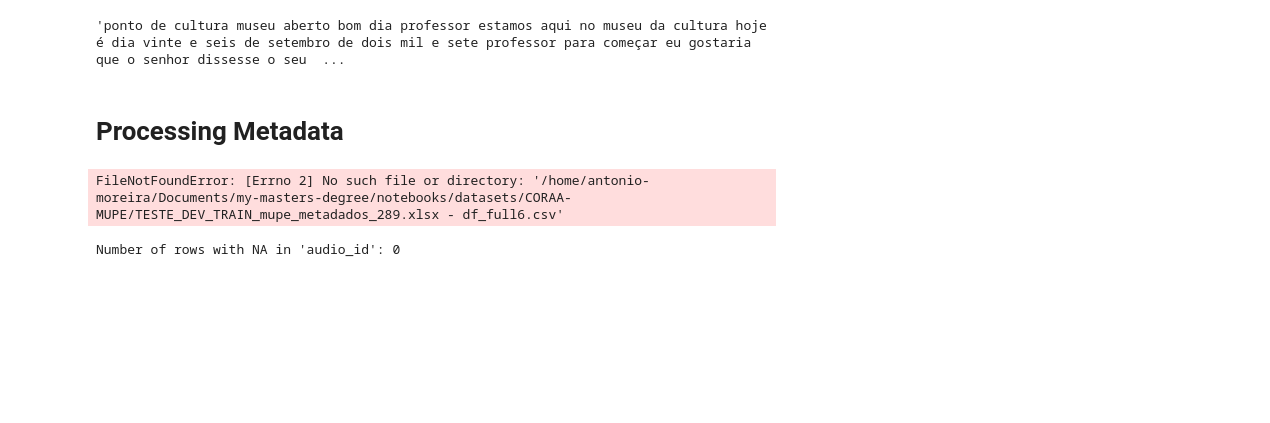
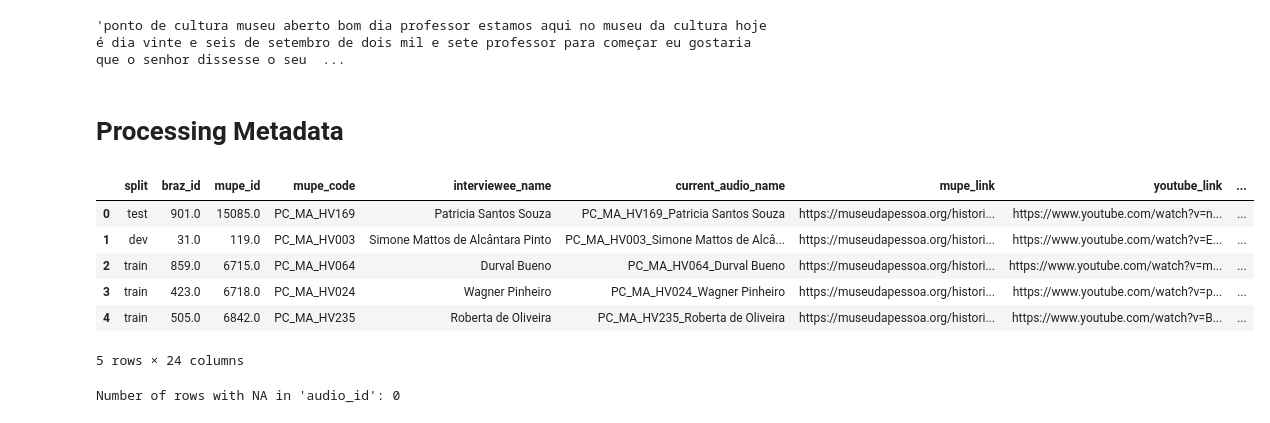
Before and after one commit to antonioMoreira/my-masters-degree, a Jupyter notebook: notebooks/mupe-dataset.ipynb, the cells around one changed output. Drawn from its saved outputs; the diff is of its cells as text; code cells hidden in the pictures; blank space fills up the shorter version.

```diff
--- a/notebooks/mupe-dataset.ipynb
+++ b/notebooks/mupe-dataset.ipynb
@@ -104,10 +104,16 @@ Number of unique audio IDs: 250
 # %% [markdown]
 # Processing Metadata
 # %%
-mupe_metadata = pd.read_csv("/home/antonio-moreira/Documents/my-masters-degree/notebooks/datasets/CORAA-MUPE/TESTE_DEV_TRAIN_mupe_metadados_289.xlsx - df_full6.csv", sep=',')
+mupe_metadata = pd.read_csv("/home/antonio-moreira/Documents/my-masters-degree/notebooks/TESTE_DEV_TRAIN_mupe_metadados_289.xlsx - df_full6.csv", sep=',')
 mupe_metadata.head()
 # %% [output]
+|  | split | braz_id | mupe_id | mupe_code | interviewee_name | current_audio_name | mupe_link | youtube_link | ... |
+| 0 | test | 901.0 | 15085.0 | PC_MA_HV169 | Patricia Santos Souza | PC_MA_HV169_Patricia Santos Souza | https://museudapessoa.org/histori... | https://www.youtube.com/watch?v=n... | ... |
+| 1 | dev | 31.0 | 119.0 | PC_MA_HV003 | Simone Mattos de Alcântara Pinto | PC_MA_HV003_Simone Mattos de Alcâ... | https://museudapessoa.org/histori... | https://www.youtube.com/watch?v=E... | ... |
+| 2 | train | 859.0 | 6715.0 | PC_MA_HV064 | Durval Bueno | PC_MA_HV064_Durval Bueno | https://museudapessoa.org/histori... | https://www.youtube.com/watch?v=m... | ... |
+| 3 | train | 423.0 | 6718.0 | PC_MA_HV024 | Wagner Pinheiro | PC_MA_HV024_Wagner Pinheiro | https://museudapessoa.org/histori... | https://www.youtube.com/watch?v=p... | ... |
+| 4 | train | 505.0 | 6842.0 | PC_MA_HV235 | Roberta de Oliveira | PC_MA_HV235_Roberta de Oliveira | https://museudapessoa.org/histori... | https://www.youtube.com/watch?v=B... | ... |
-FileNotFoundError: [Errno 2] No such file or directory: '/home/antonio-moreira/Documents/my-masters-degree/notebooks/datasets/CORAA-MUPE/TESTE_DEV_TRAIN_mupe_metadados_289.xlsx - df_full6.csv'
+5 rows × 24 columns
 # %%
 def preprocess_metadata_dataset(df:pd.DataFrame) -> pd.DataFrame:
     df = df.copy()
```
Also changed, not shown: parts of 11 cells of this notebook, 4 other files.
